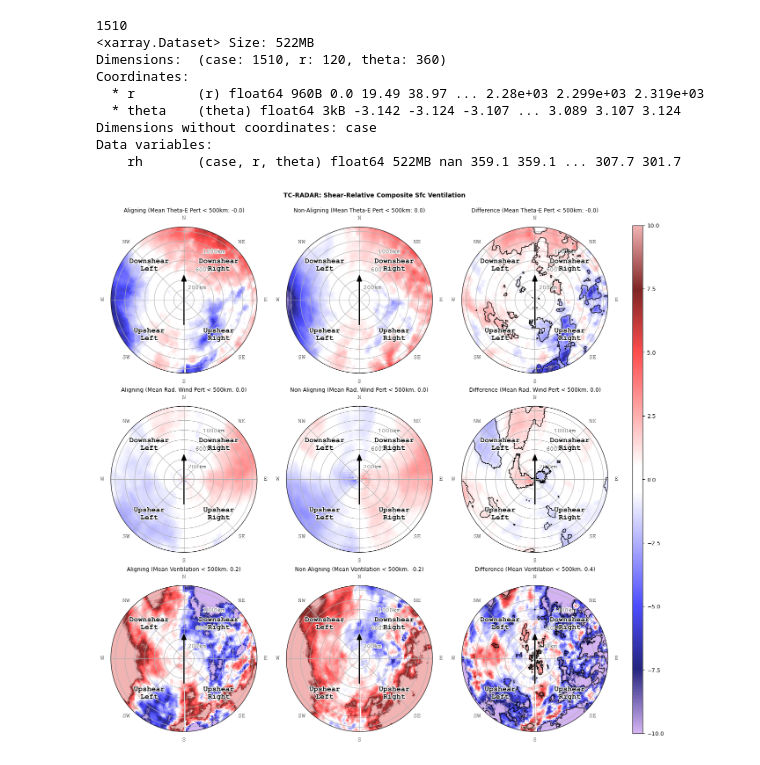
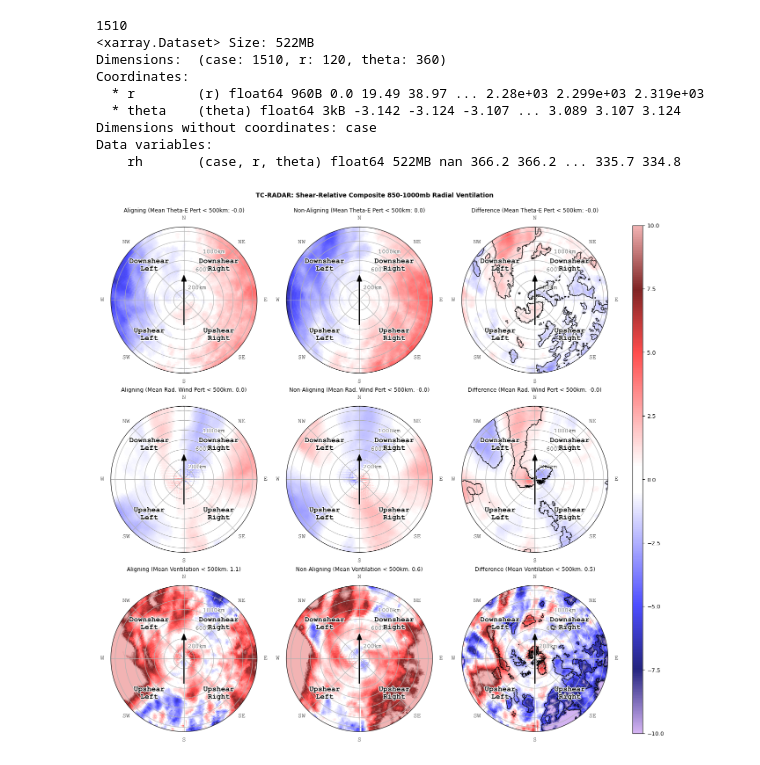
Before and after one commit to TCAlert/testing, a Jupyter notebook: TDREnviroPolarVentilation copy.ipynb, the cells around one changed output. Cells and saved outputs as stored; diff of their text form; code cells hidden in the pictures.

```diff
--- a/TDREnviroPolarVentilation copy.ipynb
+++ b/TDREnviroPolarVentilation copy.ipynb
@@ -160,0 +140,14 @@ Data variables:
+# %%
+# ud = uData.sel(level = hgt)
+# u, newTheta = process(ud, ddir)
+# vd = vData.sel(level = hgt)
+# v, newTheta = process(vd, ddir)
+# wd = wData.sel(level = hgt)
+# w, newTheta = process(wd, ddir)
+
+ud = uData.sel(level = slice(850, 1000))
+ud = ud.mean('level').squeeze()
+u, newTheta = process(ud, ddir)
+vd = vData.sel(level = slice(850, 1000))
+vd = vd.mean('level').squeeze()
+v, newTheta = process(vd, ddir)
@@ -160,0 +173,4 @@ Data variables:
+# %%
+wd = wData.sel(level = slice(850, 1000))
+wd = wd.mean('level').squeeze()
+w, newTheta = process(wd, ddir)
@@ -187,6 +214,10 @@ radPer = radialWind - radialWind.mean('theta')
 # %%
-data = helper.thetae(dataset['2mtmp'], dataset['slp'], 1000, dataset['2mdew'], dew = True)
-data = data#.sel(level = hgt)
+# data = helper.thetae(dataset['2mtmp'], dataset['slp'], 1000, dataset['2mdew'], dew = True)
+# data = data#.sel(level = hgt)
+
+data = helper.thetae(dataset['temperature'], hgt, 1000, dataset['sphum'], dew = False)
+# data = data.sel(level = hgt)
+data = data.sel(level = slice(850, 1000)).mean('level').squeeze()
 
 ddir = dataset['shear_dir']
 thetaE, newTheta = process(data, ddir)
@@ -199,16 +230,15 @@ Coordinates:
   * theta    (theta) float64 3kB -3.142 -3.124 -3.107 ... 3.089 3.107 3.124
 Dimensions without coordinates: case
 Data variables:
-    rh       (case, r, theta) float64 522MB nan 359.1 359.1 ... 307.7 301.7
+    rh       (case, r, theta) float64 522MB nan 366.2 366.2 ... 335.7 334.8
 # %%
 thetaE['rh'].values = np.flip(thetaE['rh'].values, axis = 2)
 thtPer = thetaE['rh'] - thetaE['rh'].mean('theta')
 # %%
 vent = radPer * thtPer
-t = f'{height} Ventilation'
+# vent = vvlPer * thtPer
+t = f'{height} Radial Ventilation'
 # %%
-t = f'{height} Ventilation'
-
 thet1 = thtPer.sel(case = alignment, r = slice(0, 1500))
 thet2 = thtPer.sel(case = misalign, r = slice(0, 1500))
 tstat, pval = ttest_ind(thet1, thet2, axis = 0, equal_var=False, nan_policy='omit')
@@ -259,32 +289,31 @@ labels(axes[1, 2])
 axes[2, 0].pcolormesh(newTheta, vent1.r, vent1, cmap = cmap.tempAnoms3(), vmin = -10, vmax = 10)
 labels(axes[2, 0])
 
 c = axes[2, 1].pcolormesh(newTheta, vent2.r, vent2, cmap = cmap.tempAnoms3(), vmin = -10, vmax = 10)
 labels(axes[2, 1])
 
 ca = axes[2, 2].pcolormesh(newTheta, ventDiff.r, ventDiff, cmap = cmap.tempAnoms3(), vmin = -10, vmax = 10)
 axes[2, 2].contour(newTheta, ventDiff.r, sigVent, levels=[0.5], colors='black', linewidths=1)
 labels(axes[2, 2])
 
 cbar = fig.colorbar(c, ax=axes, orientation='vertical', aspect=50, pad=0.04)
 cbar.ax.tick_params(axis='both', labelsize=9, left = False, bottom = False)
 
 fig.suptitle(f'TC-RADAR: Shear-Relative Composite {t}                               \n\n' , fontweight='bold', fontsize=10, y = 0.93)
 
 axes[0, 0].set_title(f'Aligning (Mean Theta-E Pert < 500km: {str(round(np.nanmean(thet1.sel(r = slice(0, 500))), 1))})', fontsize=9)
 axes[0, 1].set_title(f'Non-Aligning (Mean Theta-E Pert < 500km: {str(round(np.nanmean(thet2.sel(r = slice(0, 500))), 1))})', fontsize=9)
 axes[0, 2].set_title(f'Difference (Mean Theta-E Pert < 500km: {str(round(np.nanmean(thetDiff.sel(r = slice(0, 500))), 1))})', fontsize=9)
 
 axes[1, 0].set_title(f'Aligning (Mean Rad. Wind Pert < 500km: {str(round(np.nanmean(radi1.sel(r = slice(0, 500))), 1))})', fontsize=9)
 axes[1, 1].set_title(f'Non-Aligning (Mean Rad. Wind Pert < 500km: {str(round(np.nanmean(radi2.sel(r = slice(0, 500))), 1))})', fontsize=9)
 axes[1, 2].set_title(f'Difference (Mean Rad. Wind Pert < 500km: {str(round(np.nanmean(radiDiff.sel(r = slice(0, 500))), 1))})', fontsize=9)
 
 axes[2, 0].set_title(f'Aligning (Mean Ventilation < 500km: {str(round(np.nanmean(vent1.sel(r = slice(0, 500))), 1))})', fontsize=9)
 axes[2, 1].set_title(f'Non-Aligning (Mean Ventilation < 500km: {str(round(np.nanmean(vent2.sel(r = slice(0, 500))), 1))})', fontsize=9)
 axes[2, 2].set_title(f'Difference (Mean Ventilation < 500km: {str(round(np.nanmean(ventDiff.sel(r = slice(0, 500))), 1))})', fontsize=9)
 
-
 plt.savefig(r"C:\Users\deela\Downloads\tiltLarge" + t + ".png", dpi = 400, bbox_inches = 'tight')
 plt.show()
 # %% [output]
-[figure, old version]
+[figure, new version]
```
Also changed, not shown: parts of 11 cells of this notebook, 11 other files.
